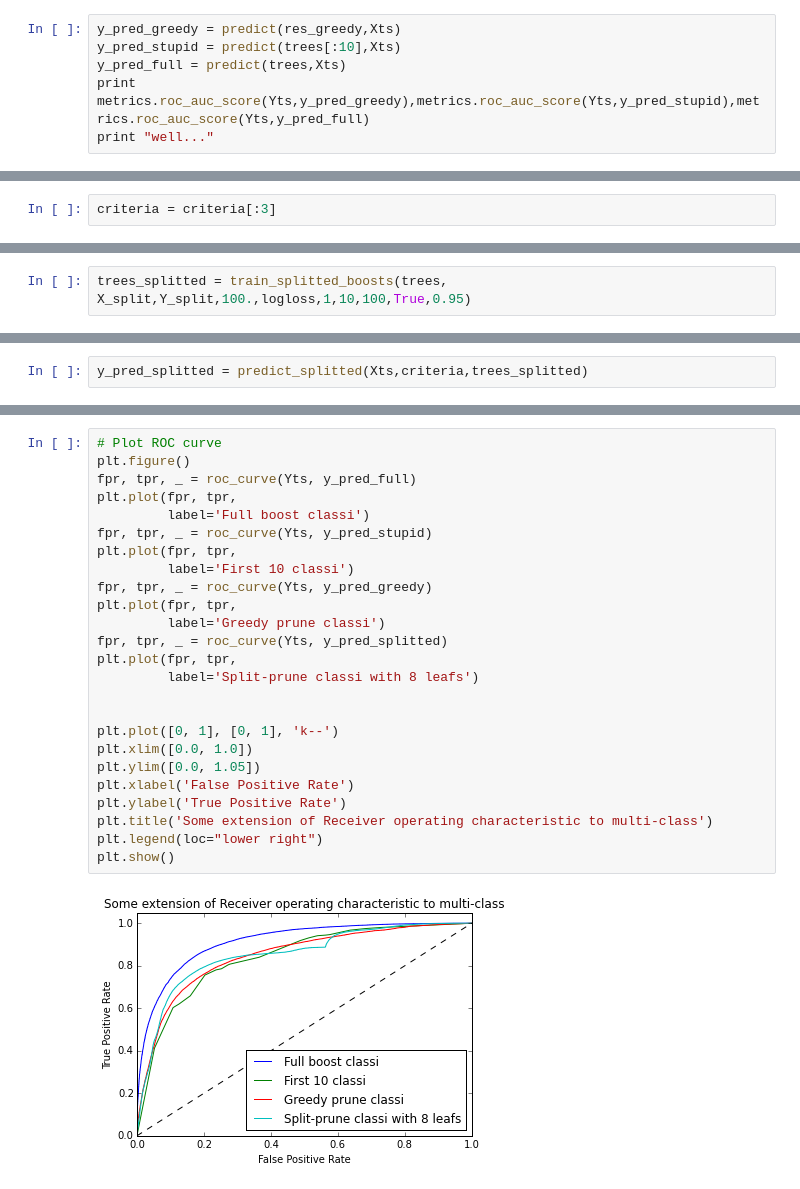
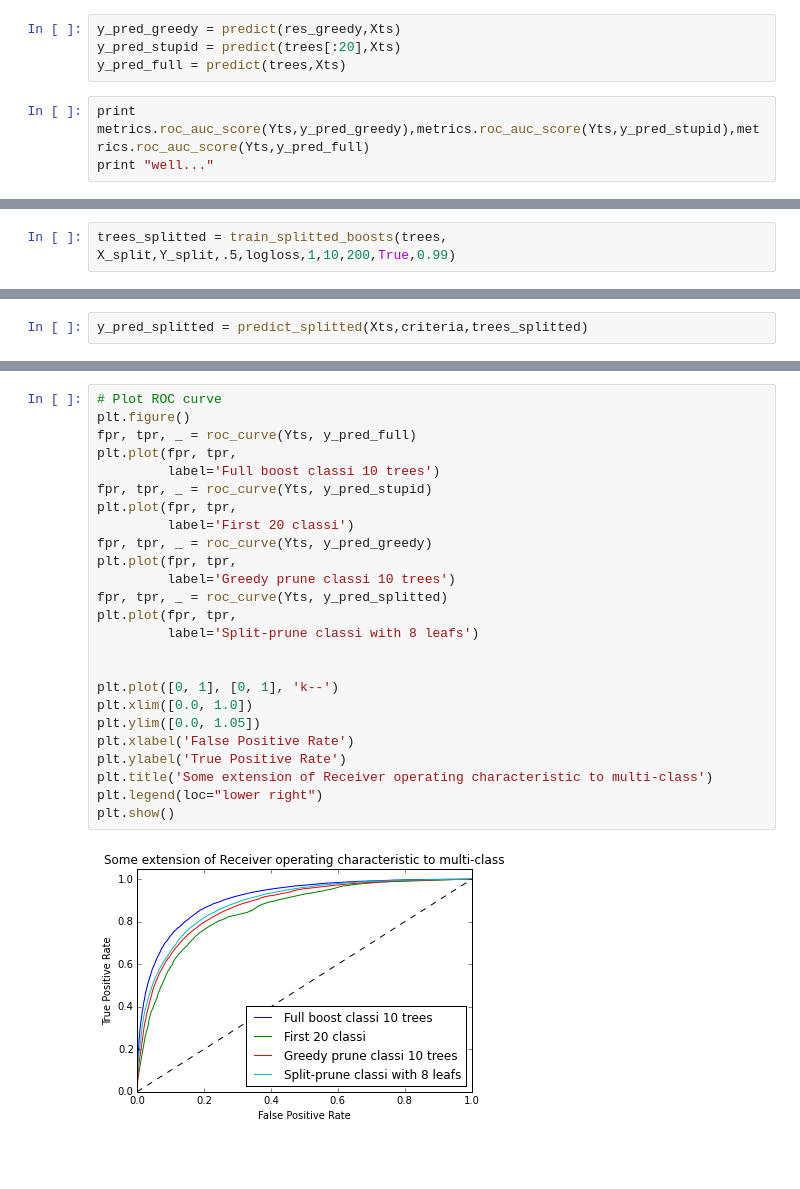
Before and after one commit to BladeCarrier/mining_GIMMEREALPROBLEMPLS, a Jupyter notebook: YAD_pruner/pruning_mnet/greeedy-spatial.ipynb, the cells around one changed output, grey strips where cells are left out. Saved outputs shown, nothing was run; the diff lists cells and outputs as text; blank space fills up the shorter version.

```diff
--- a/YAD_pruner/pruning_mnet/greeedy-spatial.ipynb
+++ b/YAD_pruner/pruning_mnet/greeedy-spatial.ipynb
@@ -290,7 +290,8 @@ sample_size 100
+# %%
+y_pred_greedy = predict(res_greedy,Xts)
+y_pred_stupid = predict(trees[:20],Xts)
+y_pred_full = predict(trees,Xts)
 # %%
-y_pred_greedy = predict(res_greedy,Xts)
-y_pred_stupid = predict(trees[:10],Xts)
-y_pred_full = predict(trees,Xts)
 print metrics.roc_auc_score(Yts,y_pred_greedy),metrics.roc_auc_score(Yts,y_pred_stupid),metrics.roc_auc_score(Yts,y_pred_full)
 print "well..."
 # %% [output]
@@ -387,5 +387,3 @@ criteria = select_criteria(Xtr,thresholds_active,3,True)
-# %%
-criteria = criteria[:3]
 # %%
 def split_upper(X,Y,criterea):
     """
@@ -463,6 +461,6 @@ def train_splitted_boosts( trees,
 
     return {leaves[i]:classis[i] for i in range(len(leaves))}
 # %%
-trees_splitted = train_splitted_boosts(trees, X_split,Y_split,100.,logloss,1,10,100,True,0.95)
+trees_splitted = train_splitted_boosts(trees, X_split,Y_split,.5,logloss,1,10,200,True,0.99)
 # %% [output]
 Now training leaf  010 1 / 8
@@ -508,27 +506,27 @@ print metrics.roc_auc_score(Yts,y_pred_splitted)
 # %%
 # Plot ROC curve
 plt.figure()
 fpr, tpr, _ = roc_curve(Yts, y_pred_full)
 plt.plot(fpr, tpr,
-         label='Full boost classi')
+         label='Full boost classi 10 trees')
 fpr, tpr, _ = roc_curve(Yts, y_pred_stupid)
 plt.plot(fpr, tpr,
-         label='First 10 classi')
+         label='First 20 classi')
 fpr, tpr, _ = roc_curve(Yts, y_pred_greedy)
 plt.plot(fpr, tpr,
-         label='Greedy prune classi')
+         label='Greedy prune classi 10 trees')
 fpr, tpr, _ = roc_curve(Yts, y_pred_splitted)
 plt.plot(fpr, tpr,
          label='Split-prune classi with 8 leafs')
 
 
 plt.plot([0, 1], [0, 1], 'k--')
 plt.xlim([0.0, 1.0])
 plt.ylim([0.0, 1.05])
 plt.xlabel('False Positive Rate')
 plt.ylabel('True Positive Rate')
 plt.title('Some extension of Receiver operating characteristic to multi-class')
 plt.legend(loc="lower right")
 plt.show()
 # %% [output]
-[figure, old version]
+[figure, new version]
```
Also changed, not shown: parts of 9 cells of this notebook.
